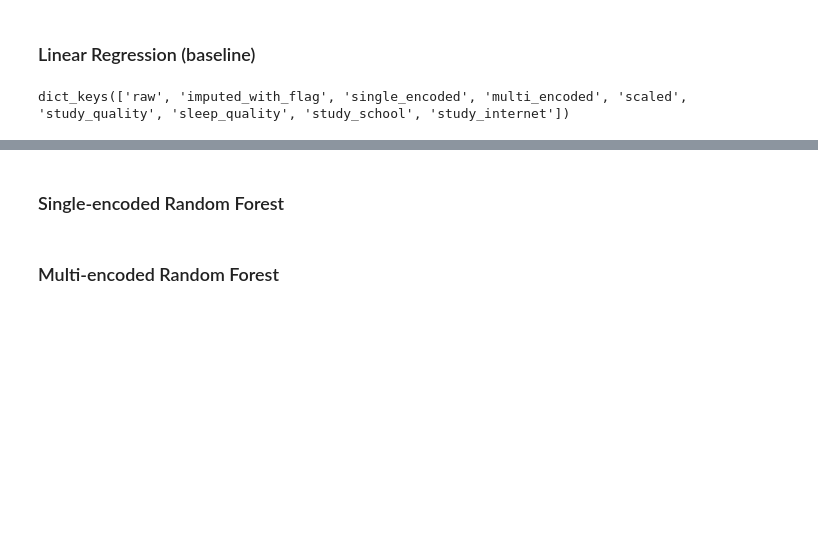
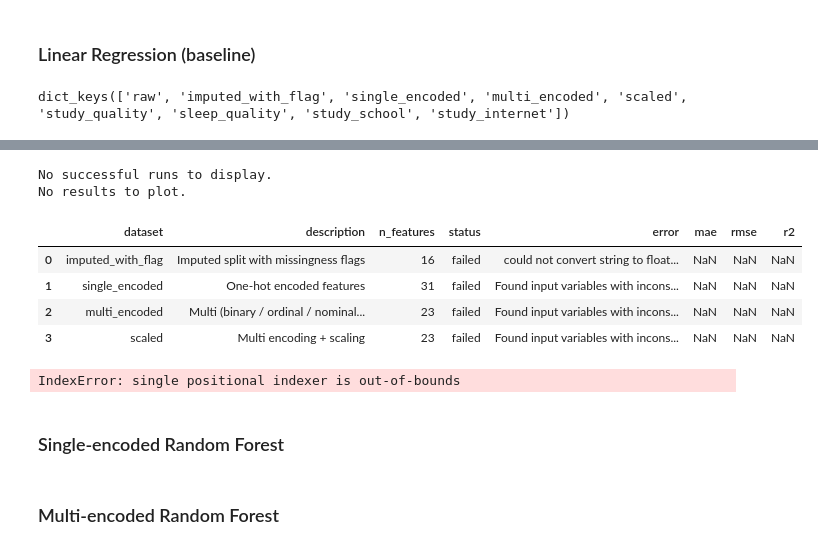
Before and after one commit to Muten-Roshi-Sama/MachineLearningLabs_4eiai40, a Jupyter notebook: Project2026/failure_prediction.ipynb, the cells around one changed output, grey strips where cells are left out. Saved outputs shown, nothing was run; the diff lists cells and outputs as text; code cells hidden in the pictures; blank space fills up the shorter version.

```diff
--- a/Project2026/failure_prediction.ipynb
+++ b/Project2026/failure_prediction.ipynb
@@ -1404,3 +1467,63 @@ model_scaled, preds_scaled, res_scaled = train_linear_regression_dataset(dataset
+# %%
+lr_results, lr_failed = combine_lr_results(
+    # raw_res,
+    imp_res,
+    single_res,
+    multi_res,
+    scaled_res,
+)
+
+show_lr_leaderboard(lr_results)
+plot_lr_mae(lr_results)
+
+if not lr_failed.empty:
+    display(lr_failed)
+# %% [output]
+No successful runs to display.
+No results to plot.
+|  | dataset | description | n_features | status | error | mae | rmse | r2 |
+| 0 | imputed_with_flag | Imputed split with missingness flags | 16 | failed | could not convert string to float... | NaN | NaN | NaN |
+| 1 | single_encoded | One-hot encoded features | 31 | failed | Found input variables with incons... | NaN | NaN | NaN |
+| 2 | multi_encoded | Multi (binary / ordinal / nominal... | 23 | failed | Found input variables with incons... | NaN | NaN | NaN |
+| 3 | scaled | Multi encoding + scaling | 23 | failed | Found input variables with incons... | NaN | NaN | NaN |
+# %%
+best_name = lr_results.iloc[0]["dataset"]
+
+model_map = {
+    "raw": raw_model,
+    "imputed_with_flag": imp_model,
+    "single_encoded": single_model,
+    "multi_encoded": multi_model,
+    "scaled": scaled_model,
+}
+
+pred_map = {
+    "raw": raw_preds,
+    "imputed_with_flag": imp_preds,
+    "single_encoded": single_preds,
+    "multi_encoded": multi_preds,
+    "scaled": scaled_preds,
+}
+
+best_model = model_map[best_name]
+best_preds = pred_map[best_name]
+
+plot_predictions_vs_actual(
+    y_valid,
+    best_preds,
+    title=f"Predicted vs Actual — {best_name}",
+)
+
+plot_residuals(
+    y_valid,
+    best_preds,
+    title=f"Residuals — {best_name}",
+)
+
+# Optional: only works if the dataset variant is a DataFrame with named columns
+plot_lr_coefficients(best_model, dataset["imputed_with_flag"]["X_train"], top_n=15)
+# %% [output]
+IndexError: single positional indexer is out-of-bounds
 # %% [markdown]
 ### Single-encoded Random Forest
 # %% [markdown]
```
Also changed, not shown: parts of 12 cells of this notebook.
